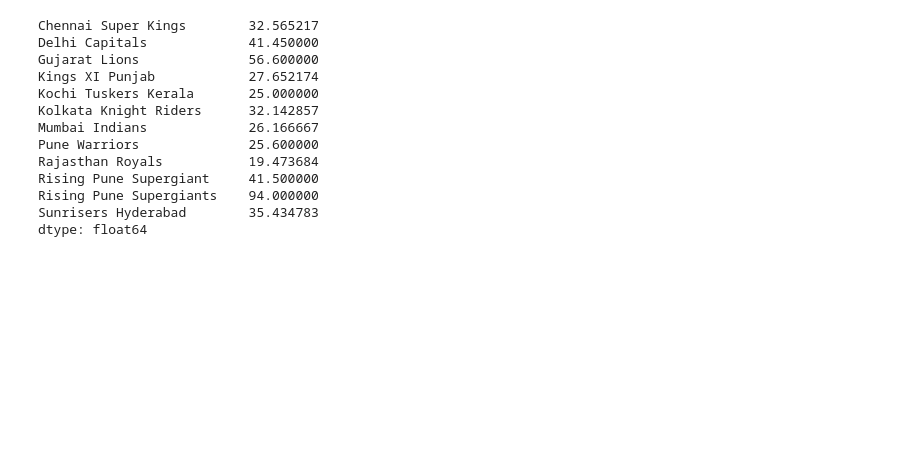
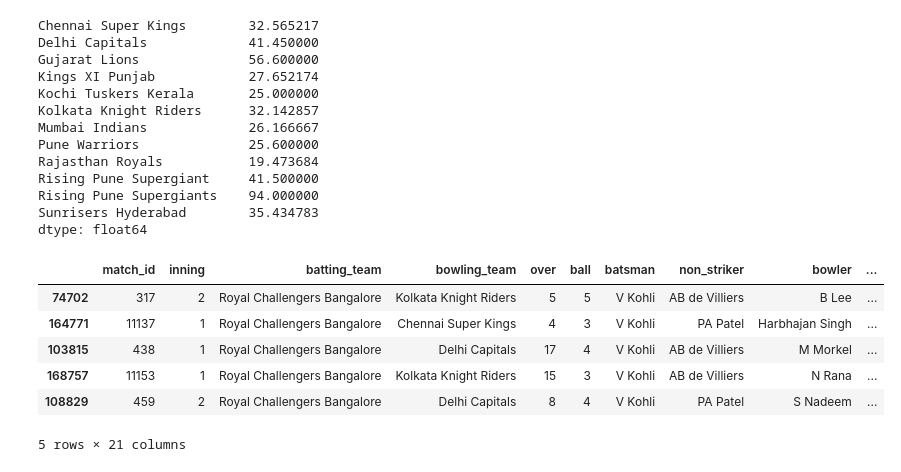
Before and after one commit to Tejz0560/IPL-Player-Stats-Analysis, a Jupyter notebook: Players_stats.ipynb, the cells around one changed output. Saved outputs shown, nothing was run; the diff lists cells and outputs as text; code cells hidden in the pictures; blank space fills up the shorter version.

```diff
--- a/Players_stats.ipynb
+++ b/Players_stats.ipynb
@@ -163,3 +163,13 @@ Rising Pune Supergiant     41.500000
 Rising Pune Supergiants    94.000000
 Sunrisers Hyderabad        35.434783
 dtype: float64
+# %%
+virat.sample(5)
+# %% [output]
+|  | match_id | inning | batting_team | bowling_team | over | ball | batsman | non_striker | bowler | ... |
+| 74702 | 317 | 2 | Royal Challengers Bangalore | Kolkata Knight Riders | 5 | 5 | V Kohli | AB de Villiers | B Lee | ... |
+| 164771 | 11137 | 1 | Royal Challengers Bangalore | Chennai Super Kings | 4 | 3 | V Kohli | PA Patel | Harbhajan Singh | ... |
+| 103815 | 438 | 1 | Royal Challengers Bangalore | Delhi Capitals | 17 | 4 | V Kohli | AB de Villiers | M Morkel | ... |
+| 168757 | 11153 | 1 | Royal Challengers Bangalore | Kolkata Knight Riders | 15 | 3 | V Kohli | AB de Villiers | N Rana | ... |
+| 108829 | 459 | 2 | Royal Challengers Bangalore | Delhi Capitals | 8 | 4 | V Kohli | PA Patel | S Nadeem | ... |
+5 rows × 21 columns
```
Also changed, not shown: parts of 2 cells of this notebook.
